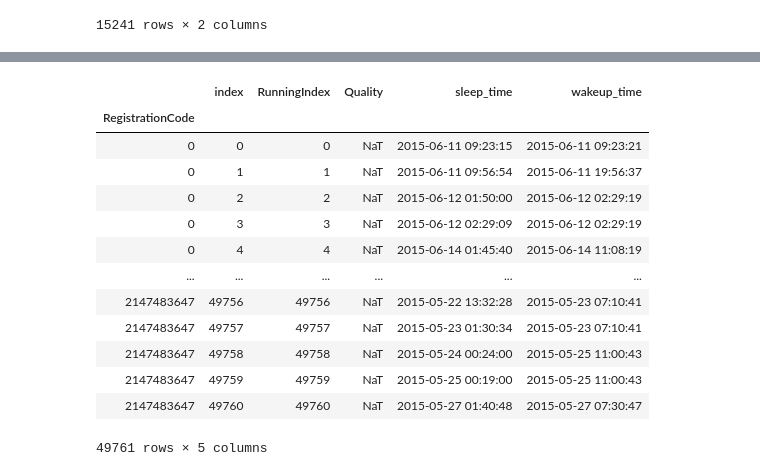
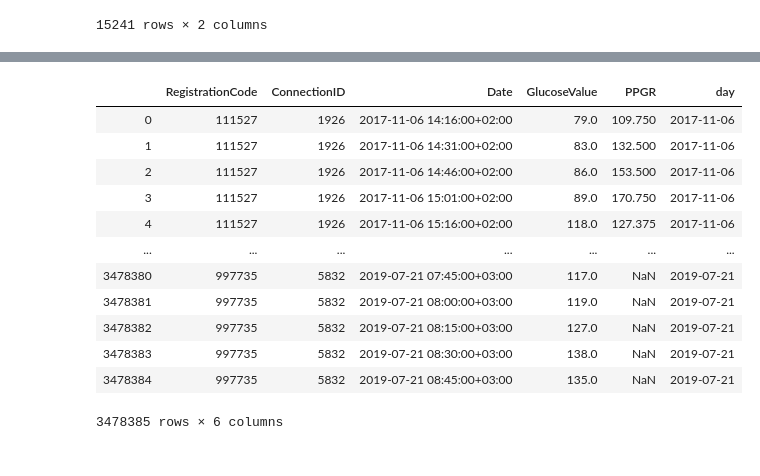
Before and after one commit to ElviraMingazova/MA_Thesis, a Jupyter notebook: Night glucose project.ipynb, the cells around one changed output, grey strips where cells are left out. Cells and saved outputs as stored; diff of their text form; code cells hidden in the pictures.

```diff
--- a/Night glucose project.ipynb
+++ b/Night glucose project.ipynb
@@ -113,17 +133,17 @@ sleep_df.loc[:, ['RegistrationCode']] = sleep_df.loc[:,'RegistrationCode'].astyp
-# %%
-sleep_df.set_index('RegistrationCode')
-# %% [output]
-|  | index | RunningIndex | Quality | sleep_time | wakeup_time |
-| RegistrationCode |  |  |  |  |  |
-| 0 | 0 | 0 | NaT | 2015-06-11 09:23:15 | 2015-06-11 09:23:21 |
-| 0 | 1 | 1 | NaT | 2015-06-11 09:56:54 | 2015-06-11 19:56:37 |
-| 0 | 2 | 2 | NaT | 2015-06-12 01:50:00 | 2015-06-12 02:29:19 |
-| 0 | 3 | 3 | NaT | 2015-06-12 02:29:09 | 2015-06-12 02:29:19 |
-| 0 | 4 | 4 | NaT | 2015-06-14 01:45:40 | 2015-06-14 11:08:19 |
-| ... | ... | ... | ... | ... | ... |
-| 2147483647 | 49756 | 49756 | NaT | 2015-05-22 13:32:28 | 2015-05-23 07:10:41 |
-| 2147483647 | 49757 | 49757 | NaT | 2015-05-23 01:30:34 | 2015-05-23 07:10:41 |
-| 2147483647 | 49758 | 49758 | NaT | 2015-05-24 00:24:00 | 2015-05-25 11:00:43 |
-| 2147483647 | 49759 | 49759 | NaT | 2015-05-25 00:19:00 | 2015-05-25 11:00:43 |
-| 2147483647 | 49760 | 49760 | NaT | 2015-05-27 01:40:48 | 2015-05-27 07:30:47 |
-49761 rows × 5 columns
+# %%
+cgm_df['day'] = cgm_df['Date'].dt.date
+cgm_df
+# %% [output]
+|  | RegistrationCode | ConnectionID | Date | GlucoseValue | PPGR | day |
+| 0 | 111527 | 1926 | 2017-11-06 14:16:00+02:00 | 79.0 | 109.750 | 2017-11-06 |
+| 1 | 111527 | 1926 | 2017-11-06 14:31:00+02:00 | 83.0 | 132.500 | 2017-11-06 |
+| 2 | 111527 | 1926 | 2017-11-06 14:46:00+02:00 | 86.0 | 153.500 | 2017-11-06 |
+| 3 | 111527 | 1926 | 2017-11-06 15:01:00+02:00 | 89.0 | 170.750 | 2017-11-06 |
+| 4 | 111527 | 1926 | 2017-11-06 15:16:00+02:00 | 118.0 | 127.375 | 2017-11-06 |
+| ... | ... | ... | ... | ... | ... | ... |
+| 3478380 | 997735 | 5832 | 2019-07-21 07:45:00+03:00 | 117.0 | NaN | 2019-07-21 |
+| 3478381 | 997735 | 5832 | 2019-07-21 08:00:00+03:00 | 119.0 | NaN | 2019-07-21 |
+| 3478382 | 997735 | 5832 | 2019-07-21 08:15:00+03:00 | 127.0 | NaN | 2019-07-21 |
+| 3478383 | 997735 | 5832 | 2019-07-21 08:30:00+03:00 | 138.0 | NaN | 2019-07-21 |
+| 3478384 | 997735 | 5832 | 2019-07-21 08:45:00+03:00 | 135.0 | NaN | 2019-07-21 |
+3478385 rows × 6 columns
```
Also changed, not shown: parts of 15 cells of this notebook, 1 other file.
